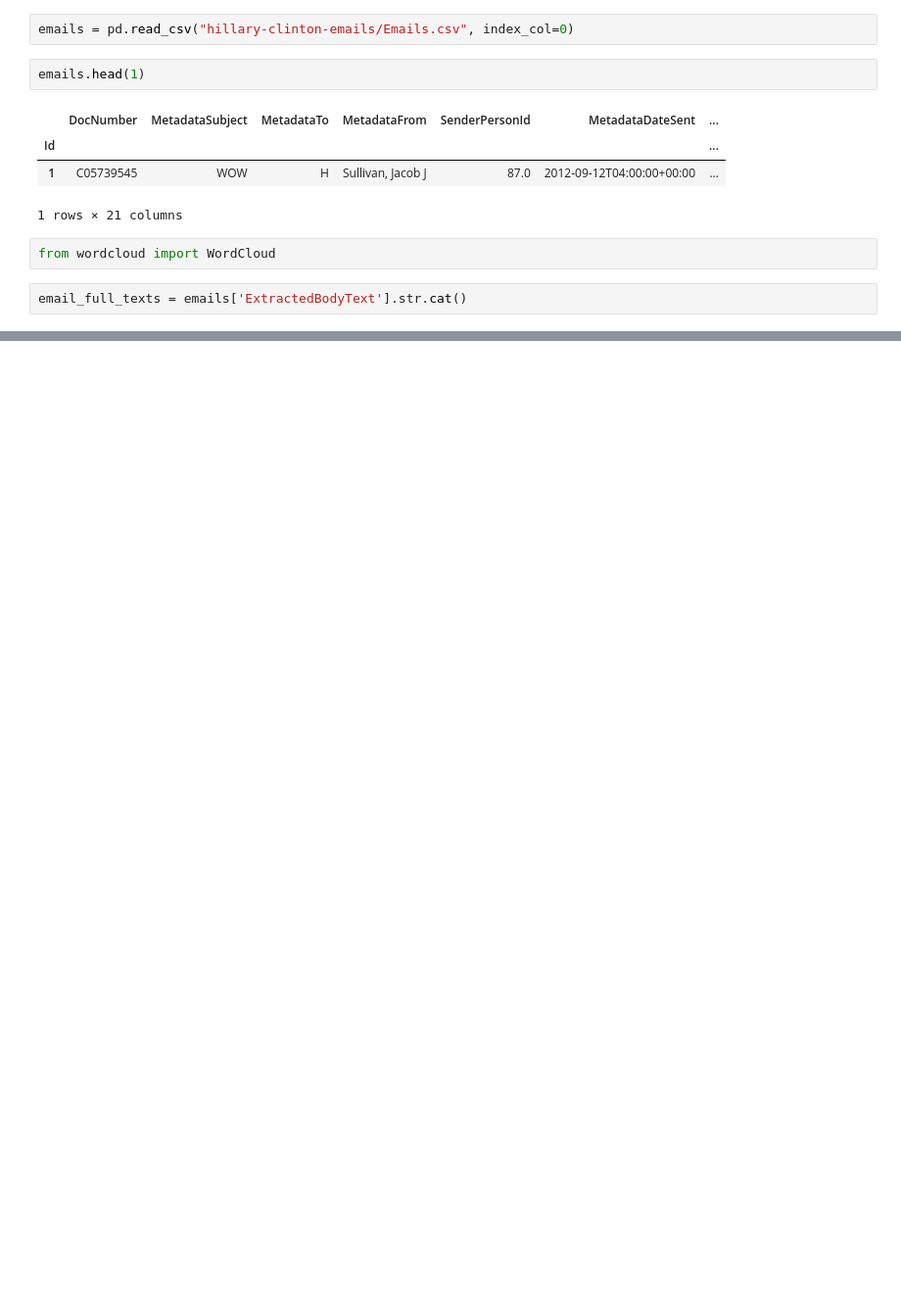
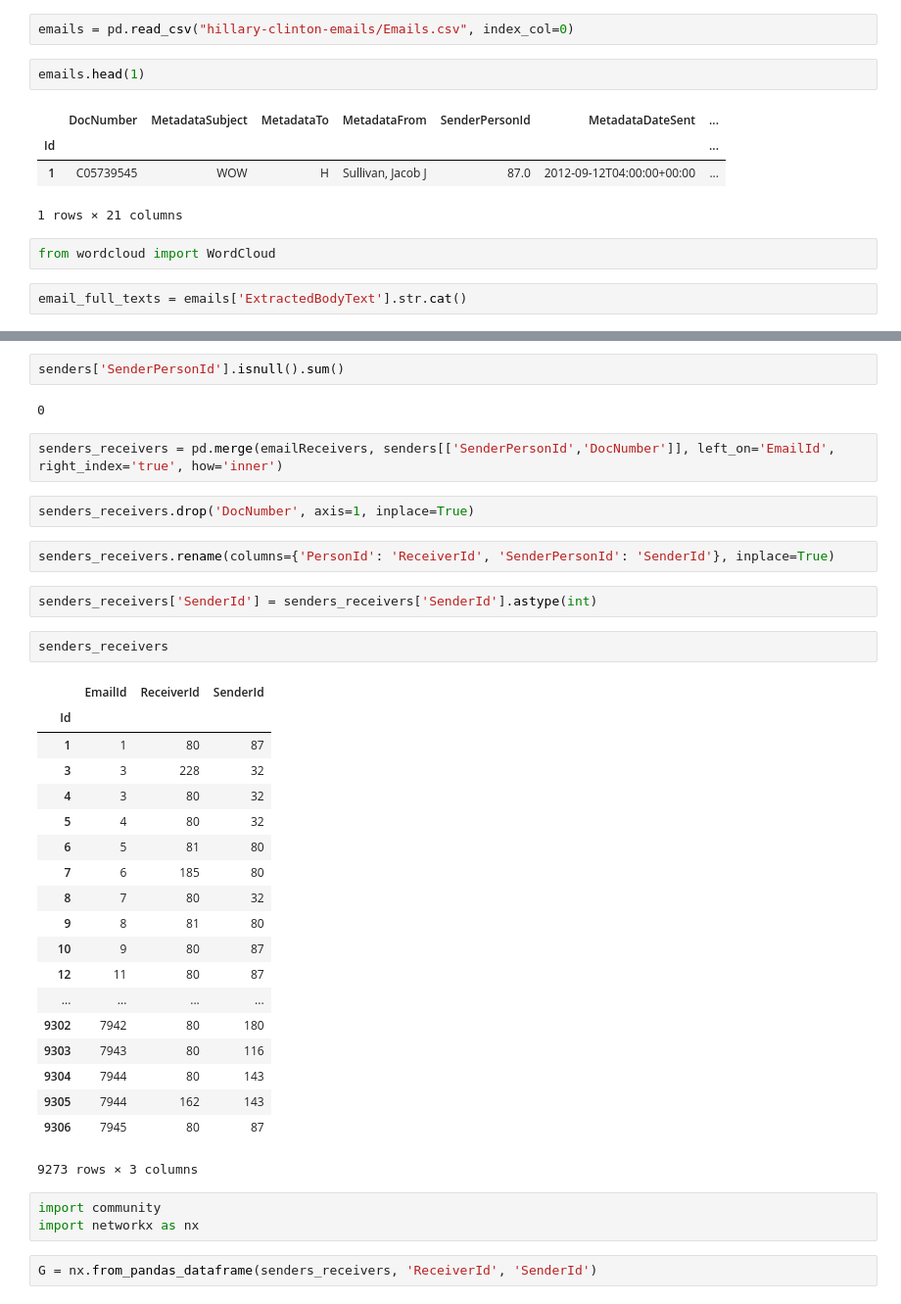
Before and after one commit to cipri-tom/Homework, a Jupyter notebook: 05 - Taming Text/HW5_version_1.ipynb, the cells around one changed output, grey strips where cells are left out. Shown at 98% size. Saved outputs shown, nothing was run; the diff lists cells and outputs as text; blank space fills up the shorter version.

```diff
--- a/05 - Taming Text/HW5_version_1.ipynb
+++ b/05 - Taming Text/HW5_version_1.ipynb
@@ -72,0 +227,39 @@ plt.show()
+# %%
+senders['SenderPersonId'].isnull().sum()
+# %% [output]
+0
+# %%
+senders_receivers = pd.merge(emailReceivers, senders[['SenderPersonId','DocNumber']], left_on='EmailId', right_index='true', how='inner')
+# %%
+senders_receivers.drop('DocNumber', axis=1, inplace=True)
+# %%
+senders_receivers.rename(columns={'PersonId': 'ReceiverId', 'SenderPersonId': 'SenderId'}, inplace=True)
+# %%
+senders_receivers['SenderId'] = senders_receivers['SenderId'].astype(int)
+# %%
+senders_receivers
+# %% [output]
+|  | EmailId | ReceiverId | SenderId |
+| Id |  |  |  |
+| 1 | 1 | 80 | 87 |
+| 3 | 3 | 228 | 32 |
+| 4 | 3 | 80 | 32 |
+| 5 | 4 | 80 | 32 |
+| 6 | 5 | 81 | 80 |
+| 7 | 6 | 185 | 80 |
+| 8 | 7 | 80 | 32 |
+| 9 | 8 | 81 | 80 |
+| 10 | 9 | 80 | 87 |
+| 12 | 11 | 80 | 87 |
+| ... | ... | ... | ... |
+| 9302 | 7942 | 80 | 180 |
+| 9303 | 7943 | 80 | 116 |
+| 9304 | 7944 | 80 | 143 |
+| 9305 | 7944 | 162 | 143 |
+| 9306 | 7945 | 80 | 87 |
+9273 rows × 3 columns
+# %%
+import community
+import networkx as nx
+# %%
+G = nx.from_pandas_dataframe(senders_receivers, 'ReceiverId', 'SenderId')
```
Also changed, not shown: parts of 26 cells of this notebook.
